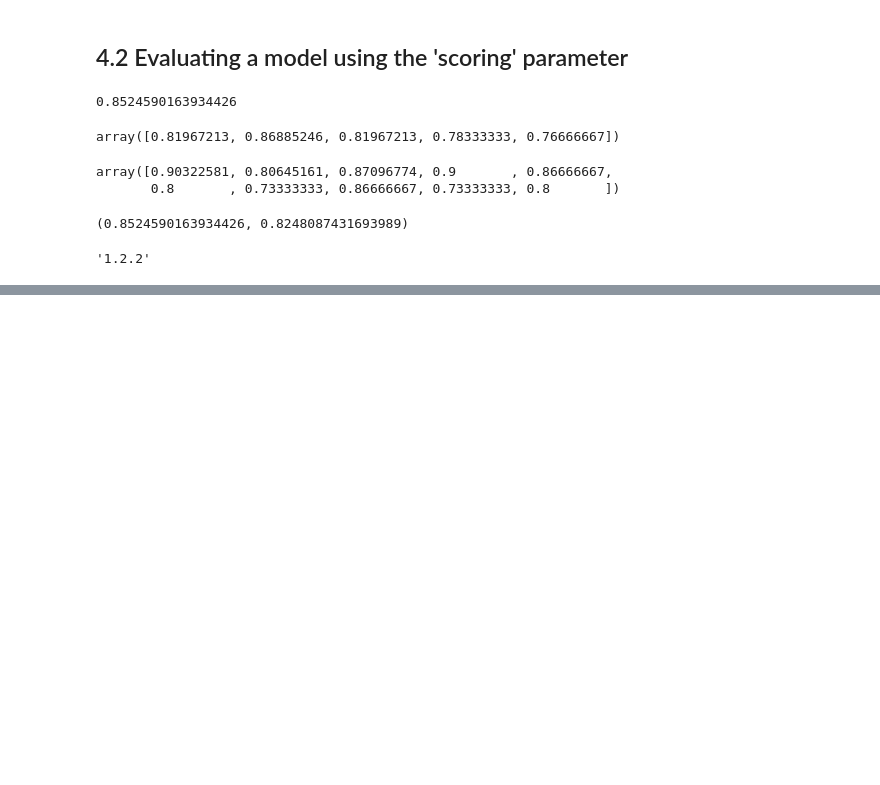
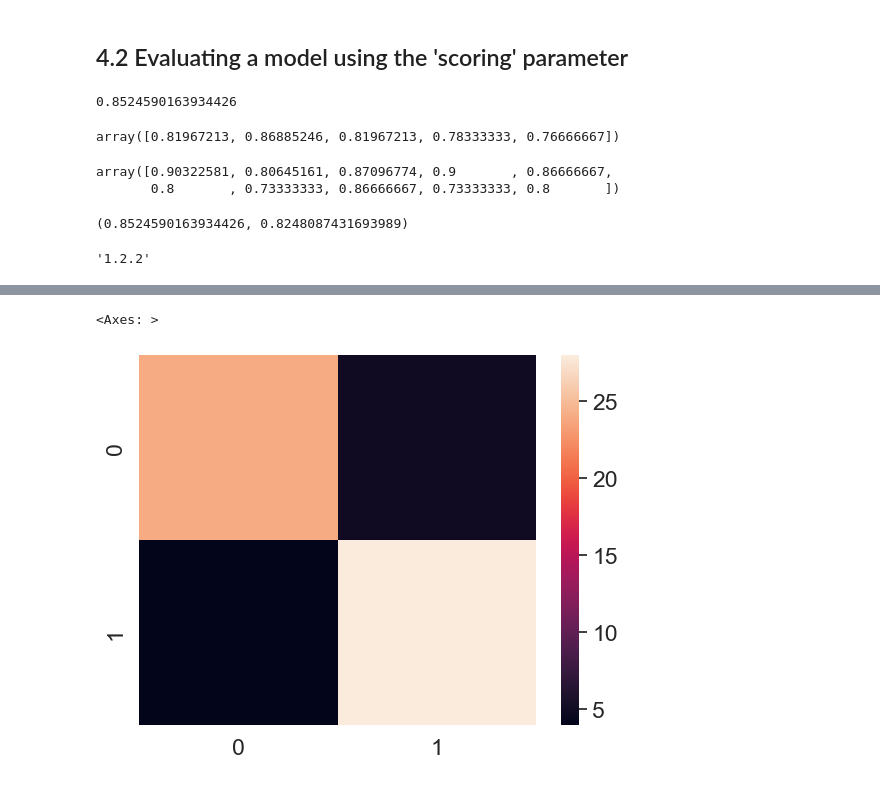
Before and after one commit to lgnassar/machine-learning-udemy, a Jupyter notebook: introduction-to-scikit-learn.ipynb, the cells around one changed output, grey strips where cells are left out. Saved outputs shown, nothing was run; the diff lists cells and outputs as text; code cells hidden in the pictures; blank space fills up the shorter version.

```diff
--- a/introduction-to-scikit-learn.ipynb
+++ b/introduction-to-scikit-learn.ipynb
@@ -863,0 +1018,8 @@ sklearn.__version__
+# %%
+import seaborn as sns
+sns.set(font_scale=1.5)
+conf_mat = confusion_matrix(y_test, y_preds)
+sns.heatmap(conf_mat)
+# %% [output]
+<Axes: >
+[figure, added]
```
Also changed, not shown: parts of 32 cells of this notebook, 1 other file.
